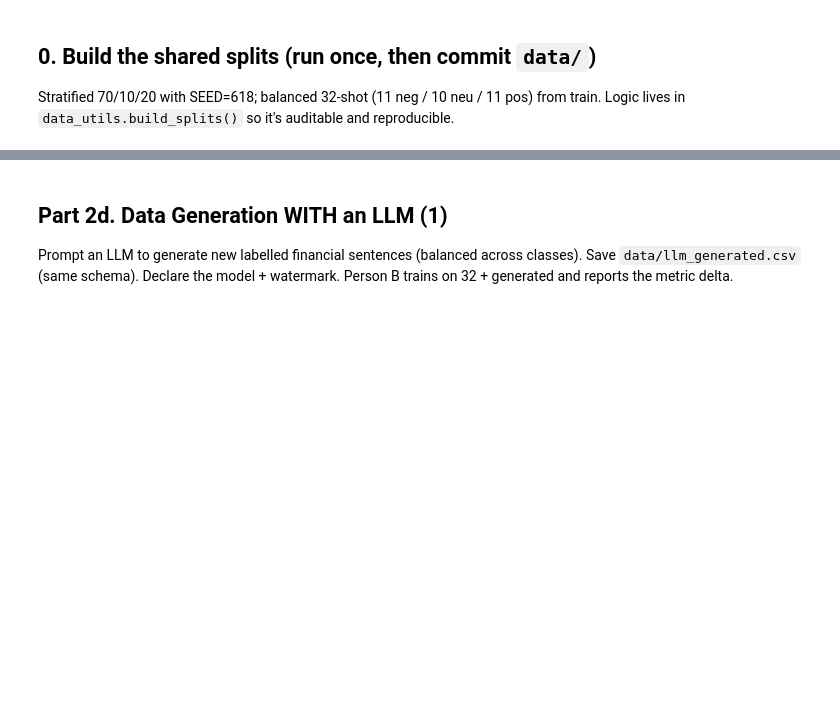
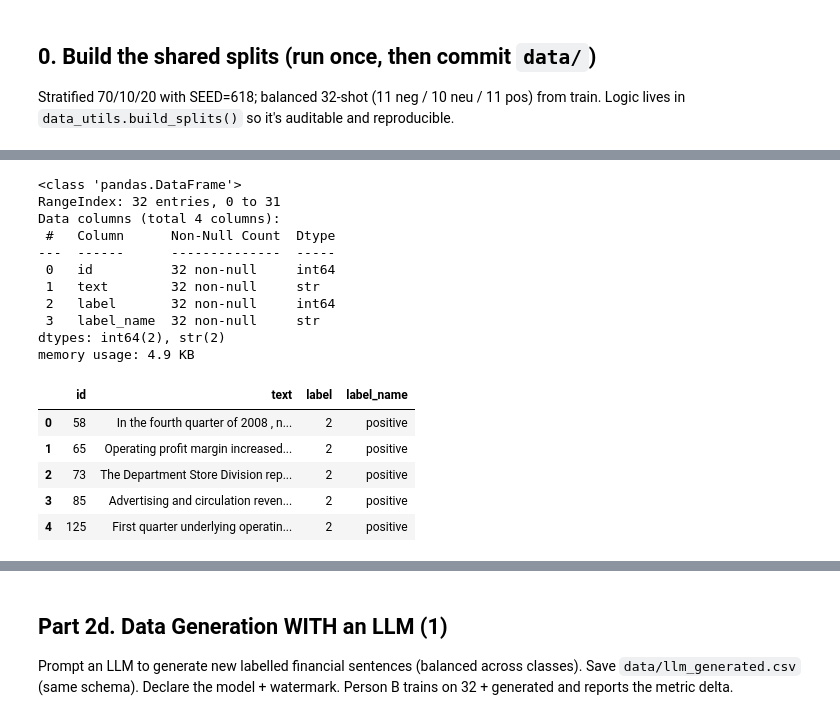
Before and after one commit to cherrylchico/advanced_nlp, a Jupyter notebook: notebooks/dataprep_aug.ipynb, the cells around one changed output, grey strips where cells are left out. Drawn from its saved outputs; the diff is of its cells as text; code cells hidden in the pictures; blank space fills up the shorter version.

```diff
--- a/notebooks/dataprep_aug.ipynb
+++ b/notebooks/dataprep_aug.ipynb
@@ -57,5 +90,22 @@ _Name the tradeoff: back-translation preserves meaning better; EDA is cheaper bu
 # %%
-# watermark: AGLLM (AI-assisted content disclosure)
-# TODO: implement augmentation (e.g. nlpaug / nltk wordnet / MarianMT back-translation).
-# Keep new rows labelled with the source row's label. Give synthetic ids (e.g. 100000+).
-# aug.to_csv('../data/augmented_32.csv', index=False)
+df = pd.read_csv("../data/labeled_32.csv")
+df.info()
+df.head()
+# %% [output]
+<class 'pandas.DataFrame'>
+RangeIndex: 32 entries, 0 to 31
+Data columns (total 4 columns):
+ #   Column      Non-Null Count  Dtype
+---  ------      --------------  -----
+ 0   id          32 non-null     int64
+ 1   text        32 non-null     str
+ 2   label       32 non-null     int64
+ 3   label_name  32 non-null     str
+dtypes: int64(2), str(2)
+memory usage: 4.9 KB
+|  | id | text | label | label_name |
+| 0 | 58 | In the fourth quarter of 2008 , n... | 2 | positive |
+| 1 | 65 | Operating profit margin increased... | 2 | positive |
+| 2 | 73 | The Department Store Division rep... | 2 | positive |
+| 3 | 85 | Advertising and circulation reven... | 2 | positive |
+| 4 | 125 | First quarter underlying operatin... | 2 | positive |
```
Also changed, not shown: parts of 21 cells of this notebook, 2 other files.
